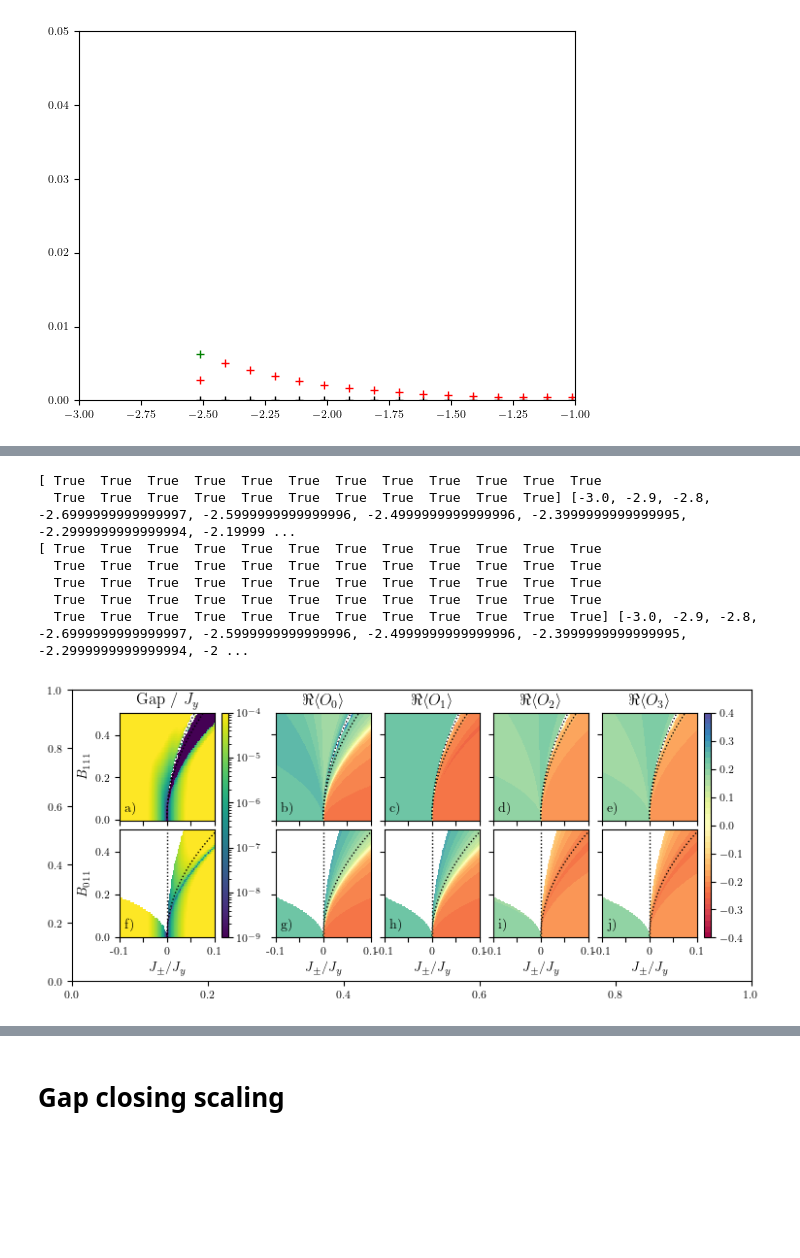
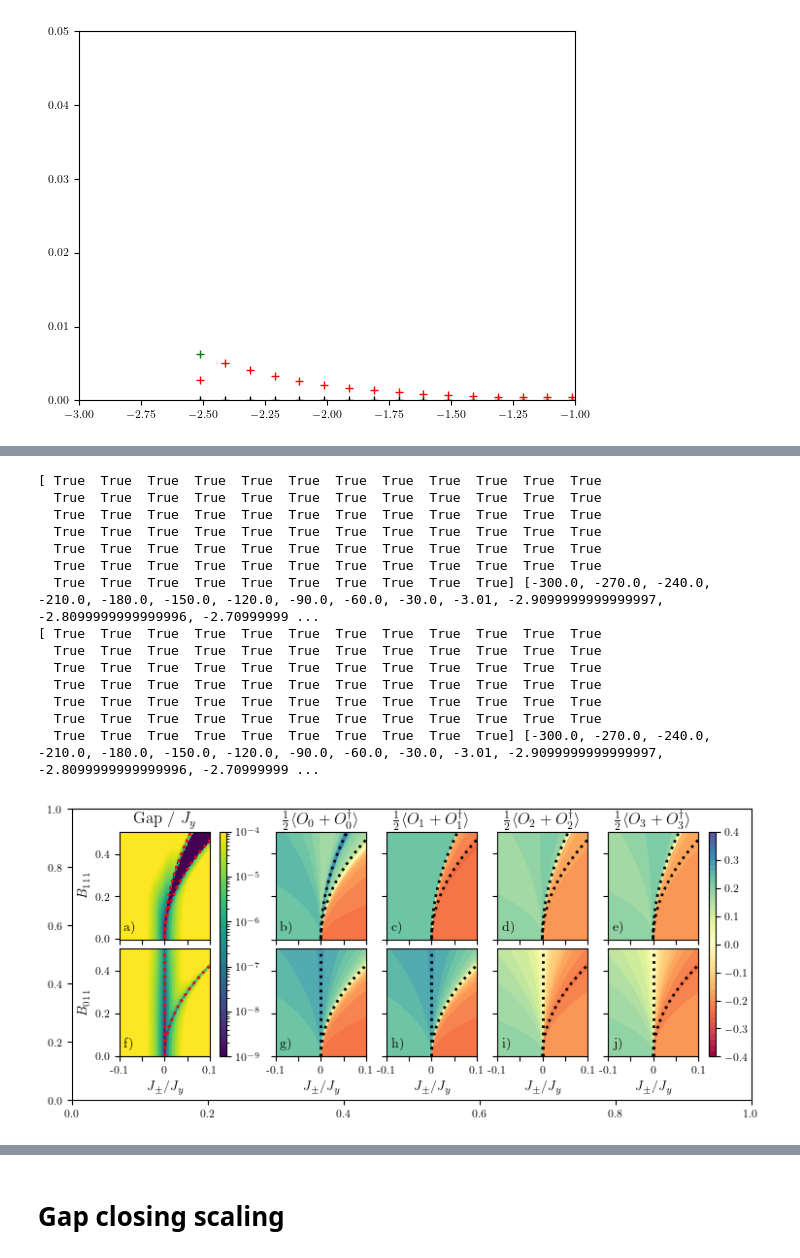
Before and after one commit to Spuriosity1/qsi_subspace_ED, a Jupyter notebook: scripts/process_field.ipynb, the cells around one changed output, grey strips where cells are left out. Saved outputs shown, nothing was run; the diff lists cells and outputs as text; code cells hidden in the pictures; blank space fills up the shorter version.

```diff
--- a/scripts/process_field.ipynb
+++ b/scripts/process_field.ipynb
@@ -289,7 +336,7 @@ LinearInterpolator = lambda X,Y : lambda x : np.interp(x,X,Y)
 # rfi_111 = RingInterpolator_111(lats[3], sector = (6,6,6,6), interpolation_f=PchipInterpolator)
 # rfi_111 = RingInterpolator_111(lats[1], sector = (8,8,8,8), interpolation_f=PchipInterpolator)
 # rfi_111 = RingInterpolator_111(lats[0], sector = (9,9,10,8), interpolation_f=PchipInterpolator)
-rfi_111 = RingInterpolator_111(lats[4], sector = (9,9,8,10), interpolation_f=PchipInterpolator)
+# rfi_111 = RingInterpolator_111(lats[4], sector = (9,9,8,10), interpolation_f=PchipInterpolator)
 # rfi_111 = RingInterpolator_111(lats[0], sector = (9,6,8,13), interpolation_f=PchipInterpolator)
 # rfi_111 = RingInterpolator_111(lats[0], sector = (12,6,12,6), interpolation_f=PchipInterpolator)
 
@@ -357,0 +461,4 @@ fig.colorbar(c[0],ax=Ax)
+# %%
+fig, Ax = plot_g_vals((3.5,3), [1,0,0])
+fig.savefig('/Users/alaricsanders/Desktop/100_gvals.pdf')
+fig.add_axes([0,0,1,1]).patch.set_alpha(0)
@@ -384,7 +500,7 @@ TypeError: RingInterpolator_110.__init__() got multiple values for argument 'sec
 
 # rfi_110 = RingInterpolator_110(lats[1],(6,6,6,6),interpolation_f=LinearInterpolator )
 
-rfi_110 = RingInterpolator_110(con, lats[0],sector=(9,6,8,13),interpolation_f=LinearInterpolator )
+rfi_110 = RingInterpolator_110(lats[4],sector=(9,9,8,10),interpolation_f=LinearInterpolator )
 
 plot_E_interp_quality(rfi_110)
 # %% [output]
@@ -411,7 +566,6 @@ def make_summary_plot(fig, rfi_111, rfi_110,
     width = 0.13,
     wspace = 0.02,
     hspace =0.028
-
                      ):
 
 
@@ -423,6 +577,8 @@ def make_summary_plot(fig, rfi_111, rfi_110,
 
 
     Ax2 = [fig.add_axes([left2, bottom+height+hspace, width, height]),fig.add_axes([left2, bottom, width, height])]
+    l_line_format = dict(ls=':', color='red', lw=2)
+    r_line_format = dict(ls=':', color='k', lw=2)
 
     c = []
     c_gap = []
@@ -432,8 +588,7 @@ def make_summary_plot(fig, rfi_111, rfi_110,
         for sl in range(4):
             ax = ax_l[sl]
             c.append( ax.contourf(jpm_arr, B_arr, rf_vals[sl],levels=np.linspace(-0.4,0.4,41),cmap='Spectral') )
-            add_phasedia_boundaries(ax, jpm_arr, B_arr, field_dir, ls=':', zorder=100,
-                                    color='k',lw=1)
+            add_phasedia_boundaries(ax, jpm_arr, B_arr, field_dir, zorder=100, **r_line_format)
 
             ax.set_xticks([-0.1,-0.05,0,0.05,0.1])
             ax.set_xticklabels([])
@@ -445,17 +600,19 @@ def make_summary_plot(fig, rfi_111, rfi_110,
         c_gap.append(ax2.pcolormesh(jpm_arr, B_arr, gap_vals,norm=n))
         ax2.set_xticks([-0.1,-0.05,0,0.05,0.1])
         ax2.set_xticklabels([])
-        add_phasedia_boundaries(ax2, jpm_arr, B_arr, field_dir, ls=':', color='k',lw=1)
+        add_phasedia_boundaries(ax2, jpm_arr, B_arr, field_dir, **l_line_format)
+
+    Ax2[-1].axvline(0, **l_line_format)
+    for a in Ax[-1]:
+        a.axvline(0, **r_line_format)
 
     Ax2[-1].set_xticklabels([-0.1,'',0,'',0.1])
 
     for sl, a in enumerate(Ax[0]):
         # a.text(0.05,0.05,rf"$\Re \langle O_{sl} \rangle$",transform=ax.transAxes)
-        a.set_title(rf"$\Re \langle O_{sl} \rangle $")
+        a.set_title(rf"$ \frac{1}{2} \langle O_{sl}+O_{sl}^\dagger \rangle $")
 
 
-    for a in itertools.chain(Ax[-1],[Ax2[1]]):
-        a.axvline(0,color='k',lw=1,ls=':')
 
     # subplot labels
     lettr= ord('a')
@@ -499,37 +656,44 @@ def make_summary_plot(fig, rfi_111, rfi_110,
     fig.colorbar(c_gap[0],ax=Ax2,cax=cax2)
 # %%
 fig = plt.figure(figsize=(7,3))
-lat = lats[0]
+lat = lats[4]
 sector = (9,9,8,10)
 
 # lat = lats[2]
 # sector = (6,6,6,6)
 
 # lat = lats[1]
 # sector = (8,8,8,8)
 
 make_summary_plot(fig,
                   rfi_110=RingInterpolator_110(lat,sector=sector,interpolation_f=PchipInterpolator ),
                   rfi_111=RingInterpolator_111(lat,sector=sector,interpolation_f=PchipInterpolator ),
     bottom = 0.15,
     height = 0.37,
     left = 0.3,
     left2 = 0.07,
-    width = 0.14,
-    wspace = 0.02,
+    width = 0.133,
+    wspace = 0.03,
     hspace =0.032
                  )
-# fig.savefig('/Users/alaricsanders/Desktop/unified_flux_phases_ED.pdf')
+fig.savefig('/Users/alaricsanders/Documents/gh-papers/Experimentally-Tunable-QED-in-DO-QSI/FIG/unified_flux_phases_ED.pdf')
 fig.add_axes([0,0,1,1]).patch.set_alpha(0)
 # %% [output]
-[ True  True  True  True  True  True  True  True  True  True  True  True
-  True  True  True  True  True  True  True  True  True  True  True] [-3.0, -2.9, -2.8, -2.6999999999999997, -2.5999999999999996, -2.4999999999999996, -2.3999999999999995, -2.2999999999999994, -2.19999 ...
 [ True  True  True  True  True  True  True  True  True  True  True  True
   True  True  True  True  True  True  True  True  True  True  True  True
   True  True  True  True  True  True  True  True  True  True  True  True
   True  True  True  True  True  True  True  True  True  True  True  True
-  True  True  True  True  True  True  True  True  True  True  True  True] [-3.0, -2.9, -2.8, -2.6999999999999997, -2.5999999999999996, -2.4999999999999996, -2.3999999999999995, -2.2999999999999994, -2 ...
+  True  True  True  True  True  True  True  True  True  True  True  True
+  True  True  True  True  True  True  True  True  True  True  True  True
+  True  True  True  True  True  True  True  True  True  True] [-300.0, -270.0, -240.0, -210.0, -180.0, -150.0, -120.0, -90.0, -60.0, -30.0, -3.01, -2.9099999999999997, -2.8099999999999996, -2.70999999 ...
+[ True  True  True  True  True  True  True  True  True  True  True  True
+  True  True  True  True  True  True  True  True  True  True  True  True
+  True  True  True  True  True  True  True  True  True  True  True  True
+  True  True  True  True  True  True  True  True  True  True  True  True
+  True  True  True  True  True  True  True  True  True  True  True  True
+  True  True  True  True  True  True  True  True  True  True  True  True
+  True  True  True  True  True  True  True  True  True  True] [-300.0, -270.0, -240.0, -210.0, -180.0, -150.0, -120.0, -90.0, -60.0, -30.0, -3.01, -2.9099999999999997, -2.8099999999999996, -2.70999999 ...
-[figure, old version]
+[figure, new version]
 # %%
 # rfi_110 = RingInterpolator_110(lats[0],(4,4,4,4),interpolation_f=LinearInterpolator )
 # rfi_110 = RingInterpolator_110(lats[1],(6,6,6,6),interpolation_f=LinearInterpolator )
```
Also changed, not shown: parts of 23 cells of this notebook, 6 other files.
